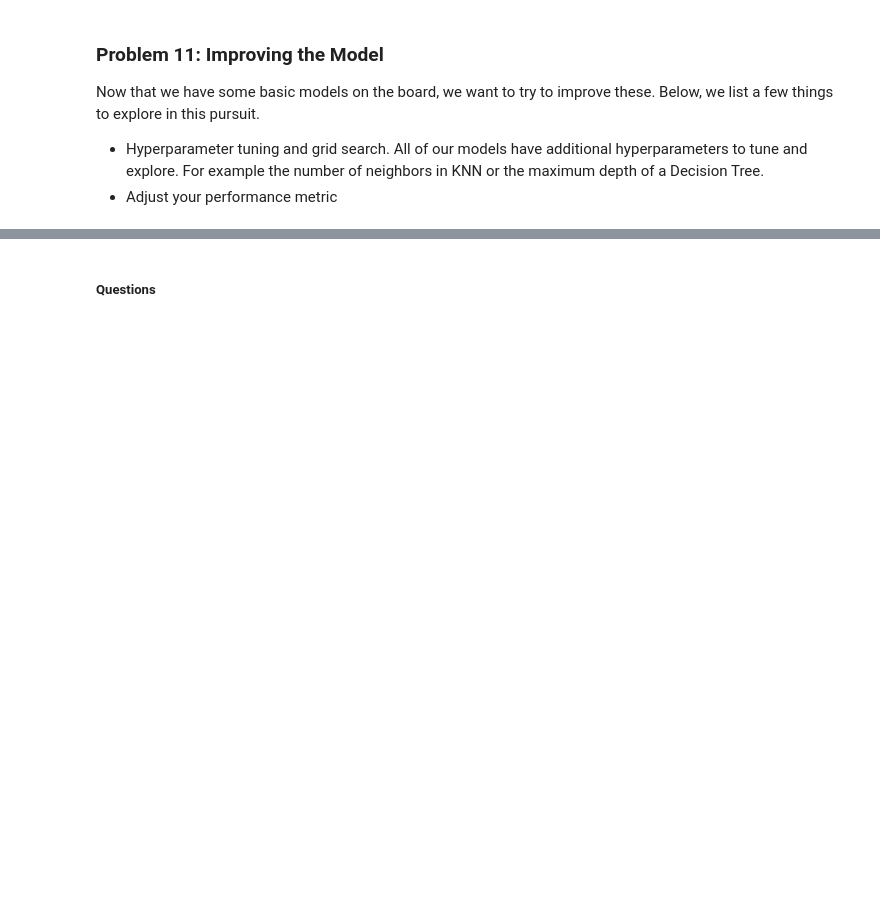
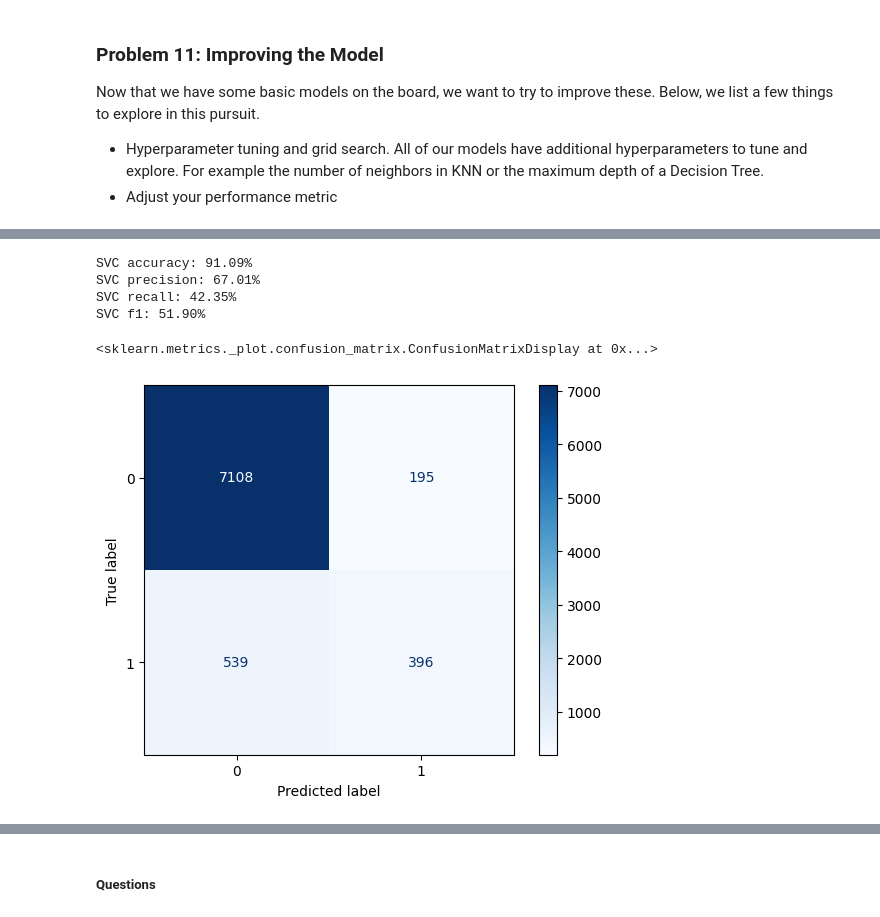
Before and after one commit to karthikiyerrrr/KBI-Practical-Applications, a Jupyter notebook: assignment17_1/prompt_III.ipynb, the cells around one changed output, grey strips where cells are left out. Drawn from its saved outputs; the diff is of its cells as text; code cells hidden in the pictures; blank space fills up the shorter version.

```diff
--- a/assignment17_1/prompt_III.ipynb
+++ b/assignment17_1/prompt_III.ipynb
@@ -17,6 +22,6 @@ Use pandas to read in the dataset `bank-additional-full.csv` and assign to a mea
 # %%
 import pandas as pd
 # %%
-df = pd.read_csv('data/bank-additional/bank-additional-full.csv', sep = ';')
+df = pd.read_csv('data/bank-additional-full.csv', sep = ';')
 # %%
 df.head()
@@ -93,0 +285,12 @@ Now, we aim to compare the performance of the Logistic Regression model to our K
+# %%
+multi_pipe = Pipeline([
+    ('preprocessor', preprocessor),
+    ('clf', LogisticRegression(max_iter=1000))
+])
+
+param_grid = {
+    'clf': [LogisticRegression(max_iter=1000), DecisionTreeClassifier(), SVC(), KNeighborsClassifier()]
+}
+
+multi_grid = GridSearchCV(multi_pipe, param_grid, cv=5)
+multi_grid.fit(X_train, y_train)
@@ -99,3 +324,26 @@ Now that we have some basic models on the board, we want to try to improve these
 
 - Hyperparameter tuning and grid search.  All of our models have additional hyperparameters to tune and explore.  For example the number of neighbors in KNN or the maximum depth of a Decision Tree.
 - Adjust your performance metric
+# %%
+def evaluate_model(model):
+    y_pred = model.predict(X_test)
+    acc = accuracy_score(y_test, y_pred)
+    precision = precision_score(y_test, y_pred)
+    recall = recall_score(y_test, y_pred)
+    f1 = f1_score(y_test, y_pred)
+    cm = confusion_matrix(y_test, y_pred)
+    return acc, precision, recall, f1, cm
+# %%
+svc_pipe = Pipeline([
+    ('preprocessor', preprocessor),
+    ('svc', SVC())
+])
+
+svc_param_grid = {
+    'svc__C': [0.01, 0.1, 1, 10]
+}
+
+svc_grid = GridSearchCV(svc_pipe, svc_param_grid, cv=5, verbose=2)
+svc_grid.fit(X_train, y_train)
+
+print(f'Best SVC model: {svc_grid.best_params_}')
@@ -101,0 +368,15 @@ Now that we have some basic models on the board, we want to try to improve these
+# %%
+svc_acc, svc_precision, svc_recall, svc_f1, svc_cm = evaluate_model(svc_grid)
+print(f"SVC accuracy: {svc_acc:.2%}")
+print(f"SVC precision: {svc_precision:.2%}")
+print(f"SVC recall: {svc_recall:.2%}")
+print(f"SVC f1: {svc_f1:.2%}")
+disp = ConfusionMatrixDisplay(confusion_matrix=svc_cm, display_labels=svc_grid.classes_)
+disp.plot(cmap='Blues')
+# %% [output]
+SVC accuracy: 91.09%
+SVC precision: 67.01%
+SVC recall: 42.35%
+SVC f1: 51.90%
+<sklearn.metrics._plot.confusion_matrix.ConfusionMatrixDisplay at 0x...>
+[figure, added]
```
Also changed, not shown: parts of 27 cells of this notebook, 1 other file.
